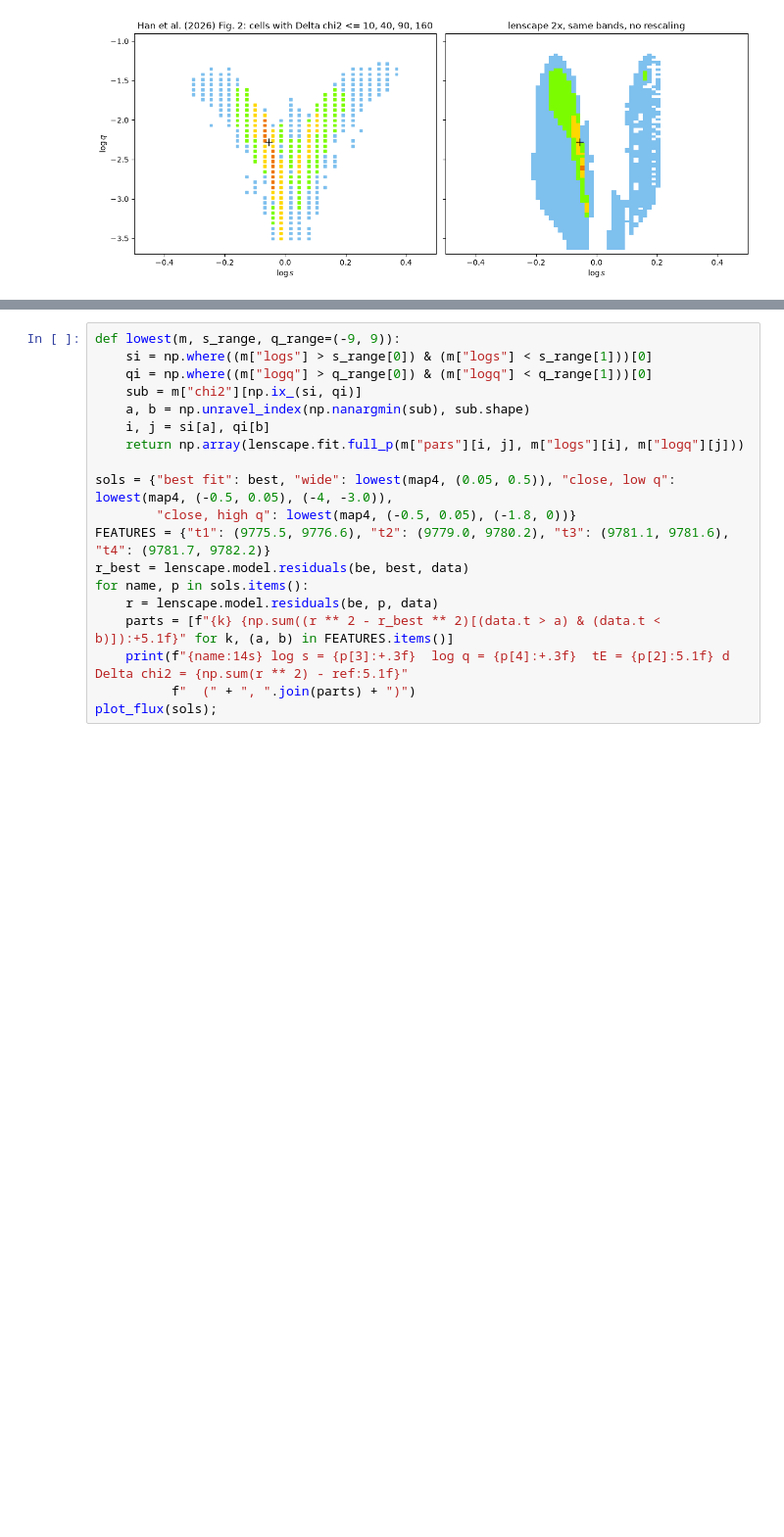
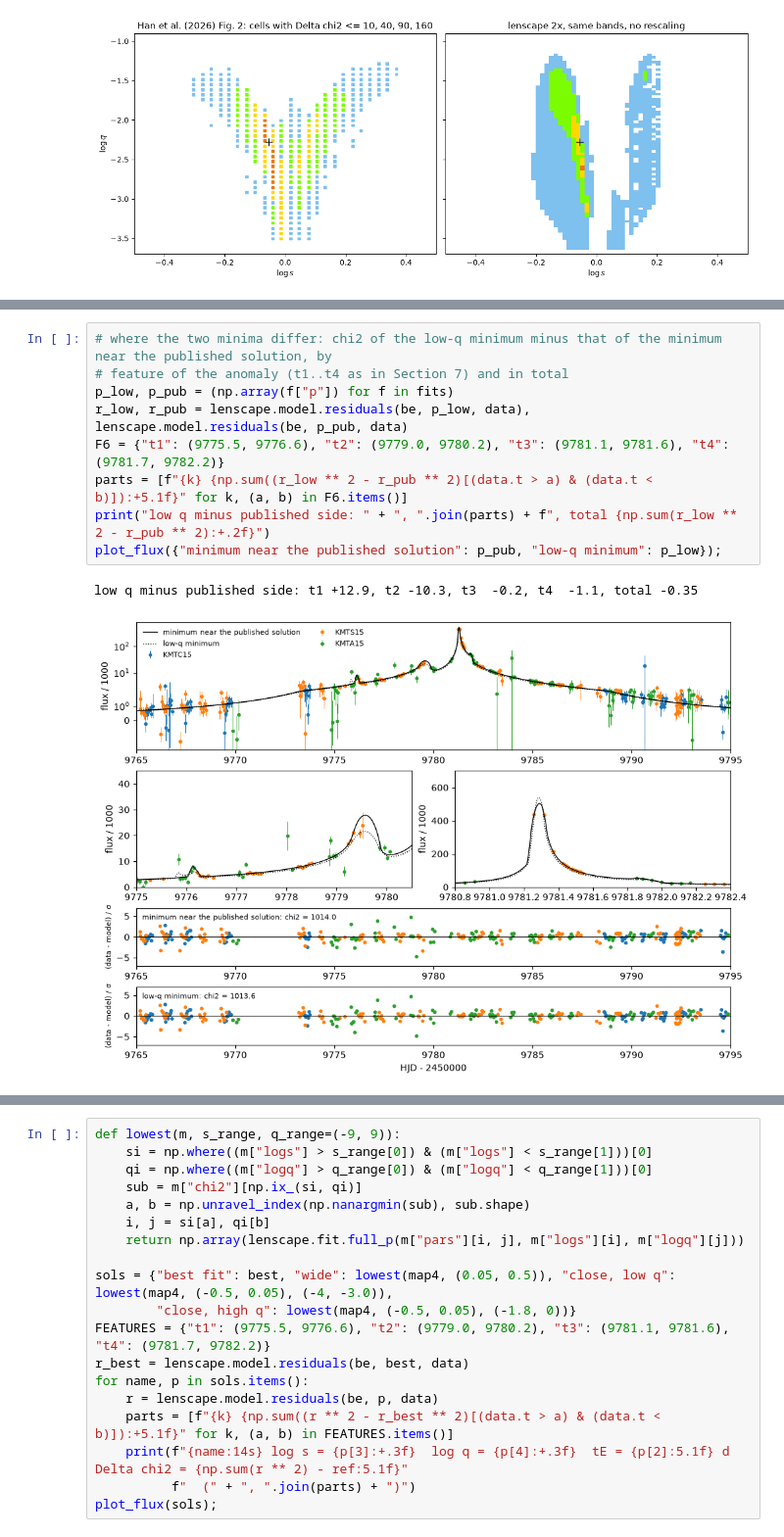
Before and after one commit to hippke/lenscape, a Jupyter notebook: notebooks/example_kb221551.ipynb, the cells around one changed output, grey strips where cells are left out. Shown at 98% size. Saved outputs shown, nothing was run; the diff lists cells and outputs as text; blank space fills up the shorter version.

```diff
--- a/notebooks/example_kb221551.ipynb
+++ b/notebooks/example_kb221551.ipynb
@@ -308,0 +409,12 @@ The map stores the five fitted parameters `(t0, u0, tE, alpha, log rho)` at each
+# %%
+# where the two minima differ: chi2 of the low-q minimum minus that of the minimum near the published solution, by
+# feature of the anomaly (t1..t4 as in Section 7) and in total
+p_low, p_pub = (np.array(f["p"]) for f in fits)
+r_low, r_pub = lenscape.model.residuals(be, p_low, data), lenscape.model.residuals(be, p_pub, data)
+F6 = {"t1": (9775.5, 9776.6), "t2": (9779.0, 9780.2), "t3": (9781.1, 9781.6), "t4": (9781.7, 9782.2)}
+parts = [f"{k} {np.sum((r_low ** 2 - r_pub ** 2)[(data.t > a) & (data.t < b)]):+5.1f}" for k, (a, b) in F6.items()]
+print("low q minus published side: " + ", ".join(parts) + f", total {np.sum(r_low ** 2 - r_pub ** 2):+.2f}")
+plot_flux({"minimum near the published solution": p_pub, "low-q minimum": p_low});
+# %% [output]
+low q minus published side: t1 +12.9, t2 -10.3, t3  -0.2, t4  -1.1, total -0.35
+[figure, added]
```
Also changed, not shown: parts of 11 cells of this notebook, 6 other files.
